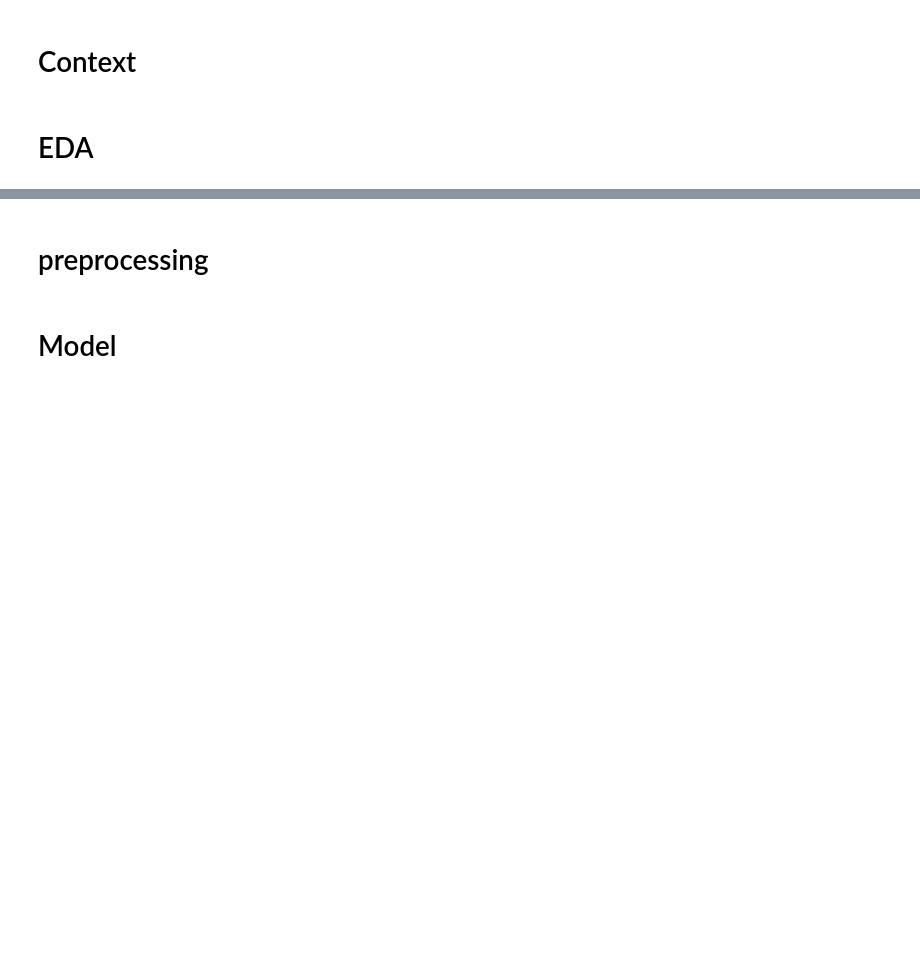
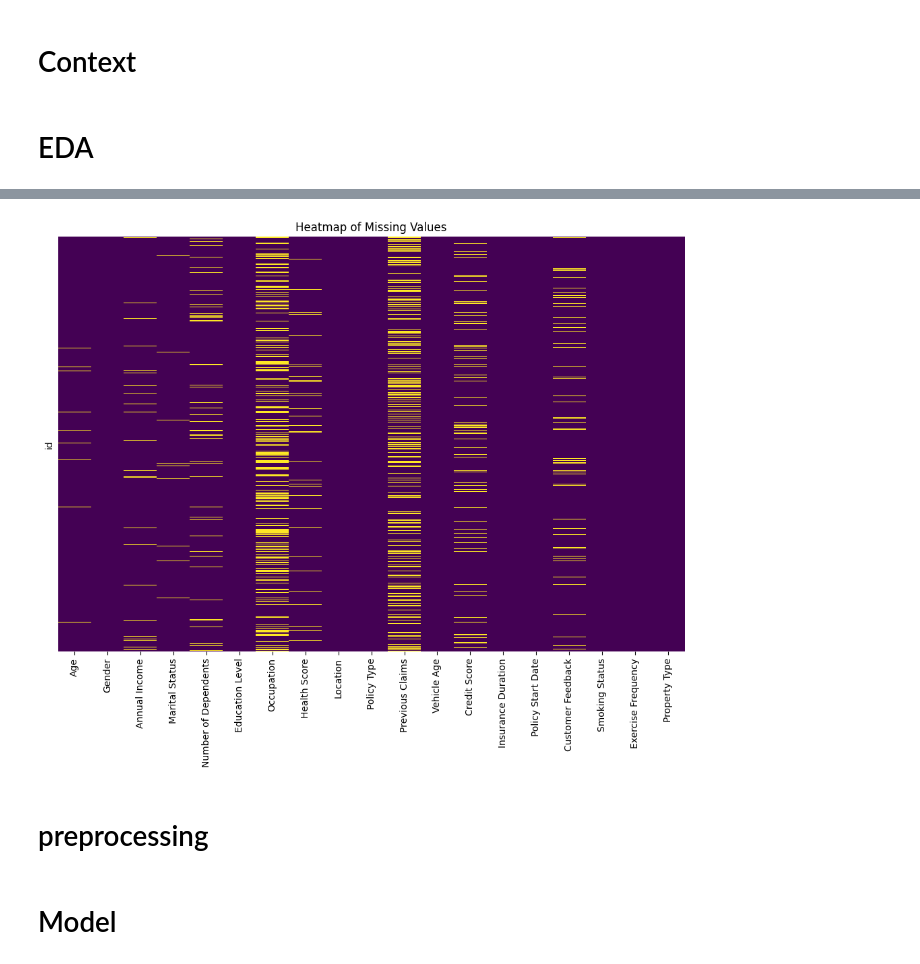
Before and after one commit to kanhubb/kaggle, a Jupyter notebook: insurance.ipynb, the cells around one changed output, grey strips where cells are left out. Drawn from its saved outputs; the diff is of its cells as text; code cells hidden in the pictures; blank space fills up the shorter version.

```diff
--- a/insurance.ipynb
+++ b/insurance.ipynb
@@ -34,3 +35,4 @@ Contents of the directory '/mnt/g/Mon Drive/data/kaggle/playground-series-s4e12'
 # %%
-df_train = pd.read_csv(base_path + "/train.csv")
-df_test = pd.read_csv(base_path + "/test.csv")
+df_train = pd.read_csv(base_path + "/train.csv",index_col="id")
+df_test = pd.read_csv(base_path + "/test.csv",index_col="id")
+sample_submission = pd.read_csv(base_path + "/sample_submission.csv",index_col="id")
@@ -41,2 +90,20 @@ df_test = pd.read_csv(base_path + "/test.csv")
+# %%
+df_train_target = df_train["Premium Amount"]
+df_train = df_train.drop("Premium Amount", axis=1)
+# separate numerical columns
+num_cols = df_train.select_dtypes(include=np.number)
+# separate categorical columns
+cat_cols = df_train.select_dtypes(exclude=np.number)
+# %%
+from matplotlib import pyplot as plt
+import seaborn as sns
+# Create a heatmap to visualize null values
+plt.figure(figsize=(12, 8))  # Adjust the figure size as needed
+sns.heatmap(df_train.isnull(), cbar=False, cmap='viridis', yticklabels=False)
+
+plt.title('Heatmap of Missing Values')
+plt.show()
+# %% [output]
+[figure, added]
 # %% [markdown]
 # preprocessing
```
Also changed, not shown: parts of 6 cells of this notebook.
